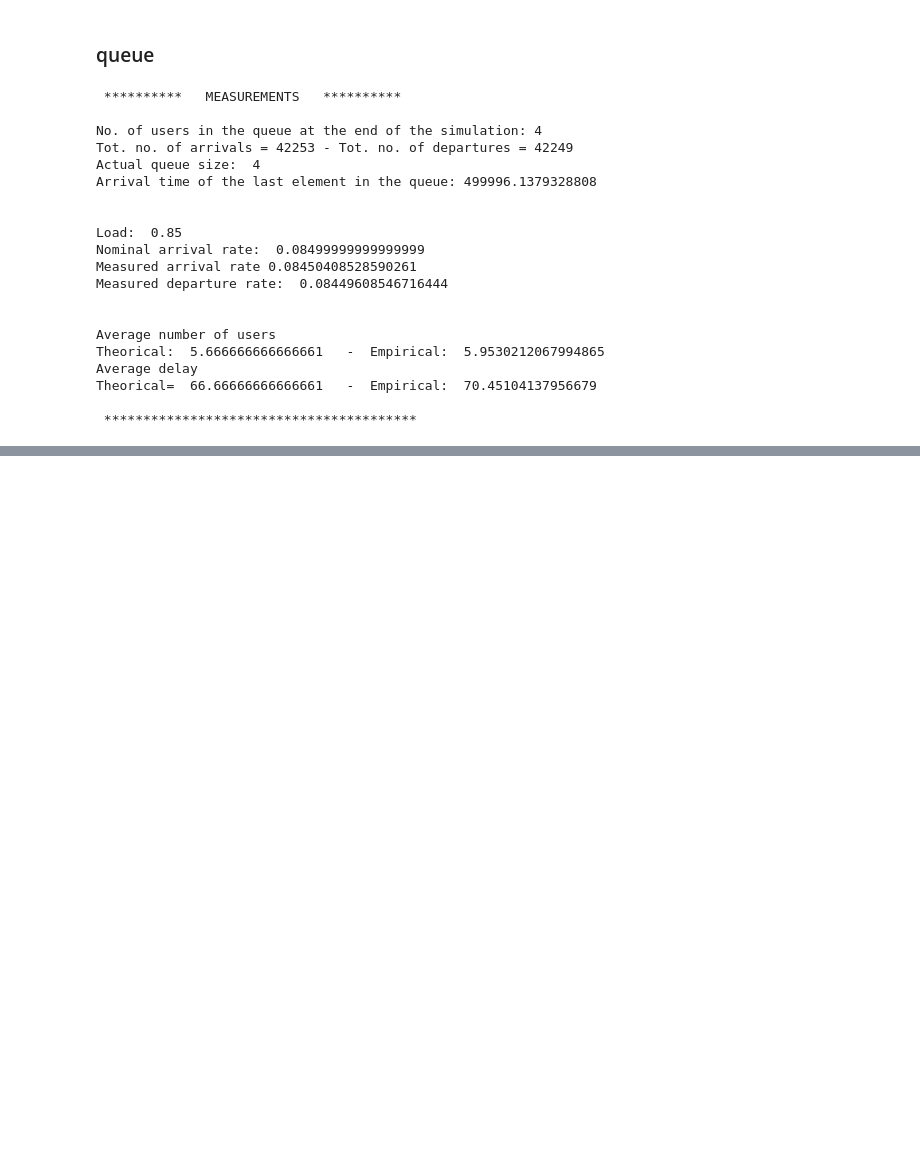
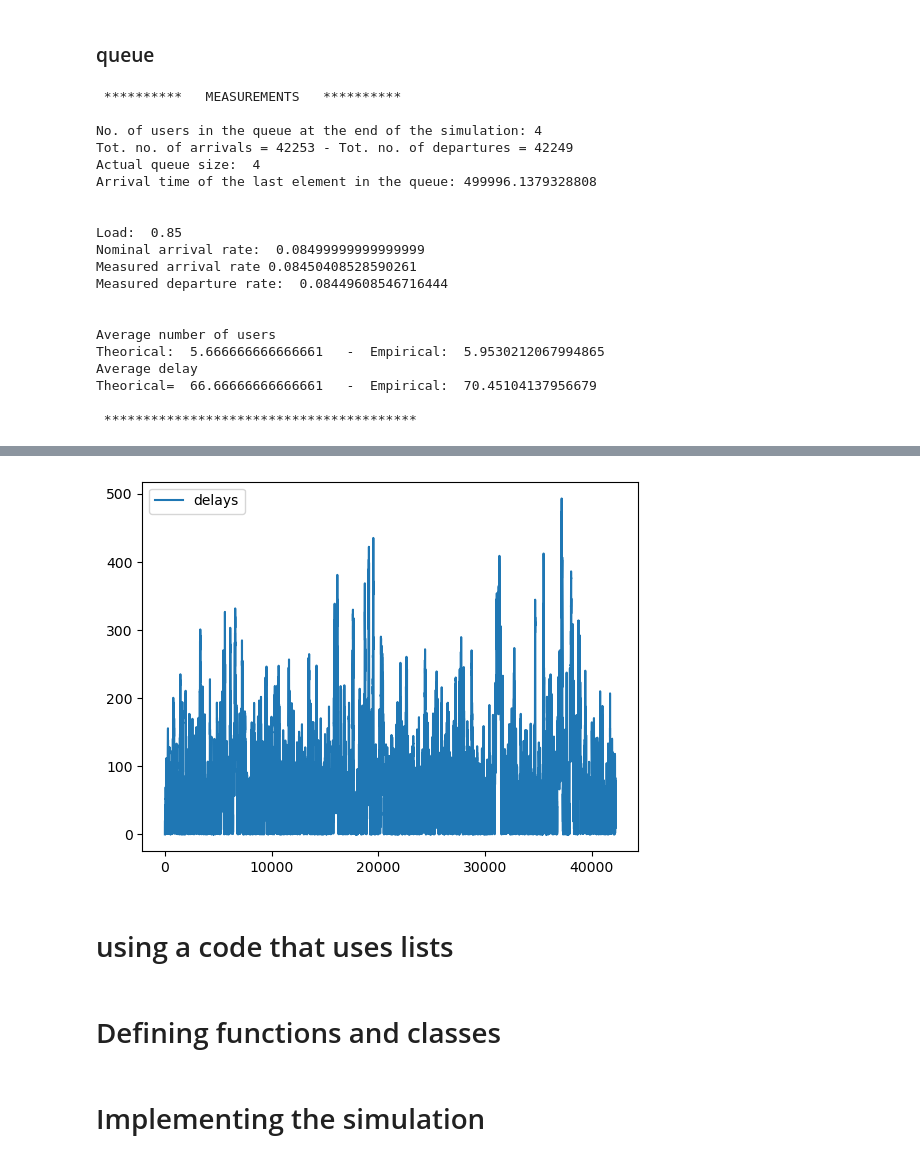
Before and after one commit to DrDoof14/Computer-AidedSimulationsLab, a Jupyter notebook: 09/lab09.ipynb, the cells around one changed output, grey strips where cells are left out. Saved outputs shown, nothing was run; the diff lists cells and outputs as text; code cells hidden in the pictures; blank space fills up the shorter version.

```diff
--- a/09/lab09.ipynb
+++ b/09/lab09.ipynb
@@ -213,0 +277,7 @@ Theorical=  66.66666666666661   -  Empirical:  70.45104137956679
+# %%
+import matplotlib.pyplot as plt
+plt.plot(delays, label='delays')
+plt.legend()
+plt.show()
+# %% [output]
+[figure, added]
@@ -213,0 +288,2 @@ Theorical=  66.66666666666661   -  Empirical:  70.45104137956679
+# %% [markdown]
+# using a code that uses lists
@@ -213,0 +294,2 @@ Theorical=  66.66666666666661   -  Empirical:  70.45104137956679
+# %% [markdown]
+# Defining functions and classes
@@ -213,0 +346,2 @@ Theorical=  66.66666666666661   -  Empirical:  70.45104137956679
+# %% [markdown]
+# Implementing the simulation
```
Also changed, not shown: parts of 12 cells of this notebook, 1 other file.
